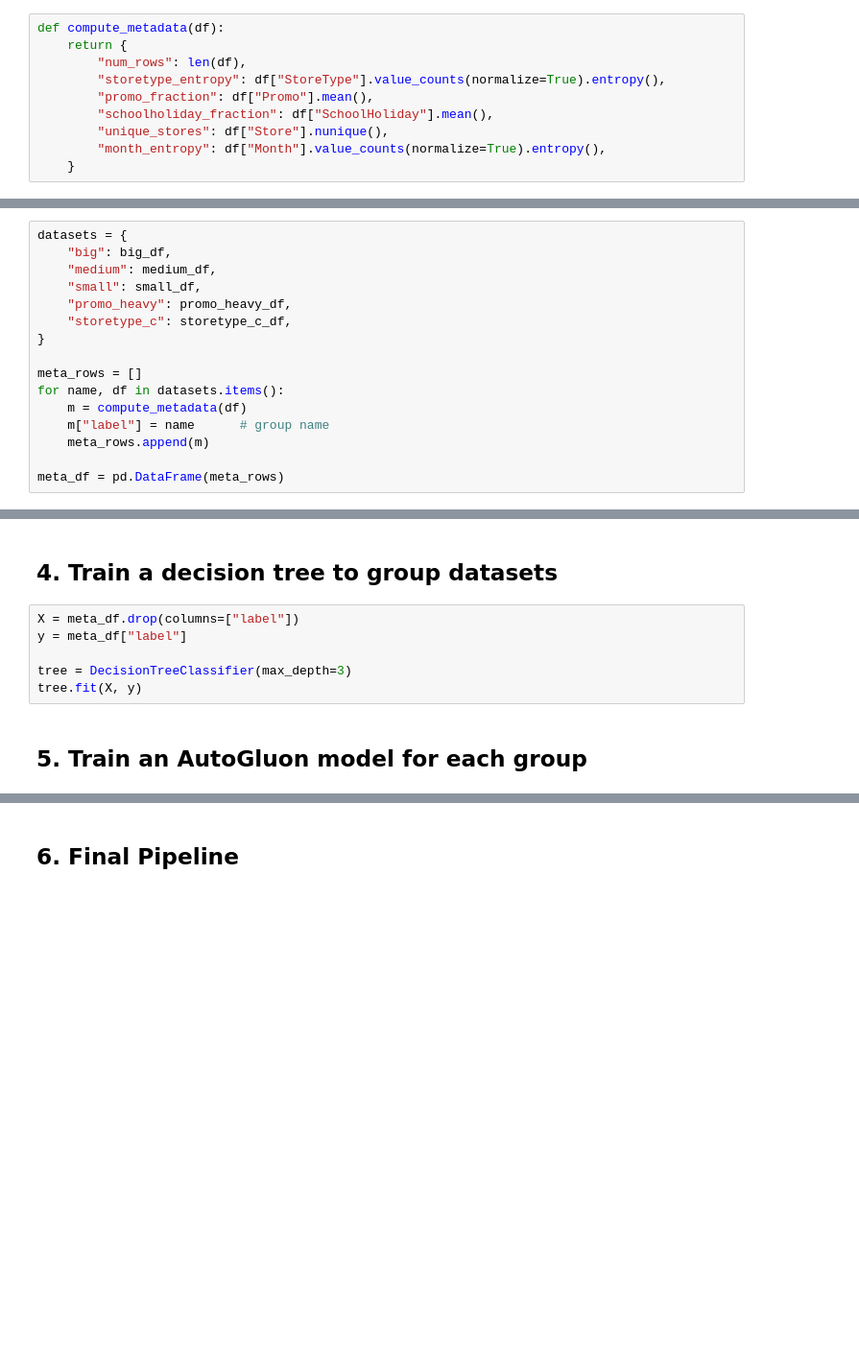
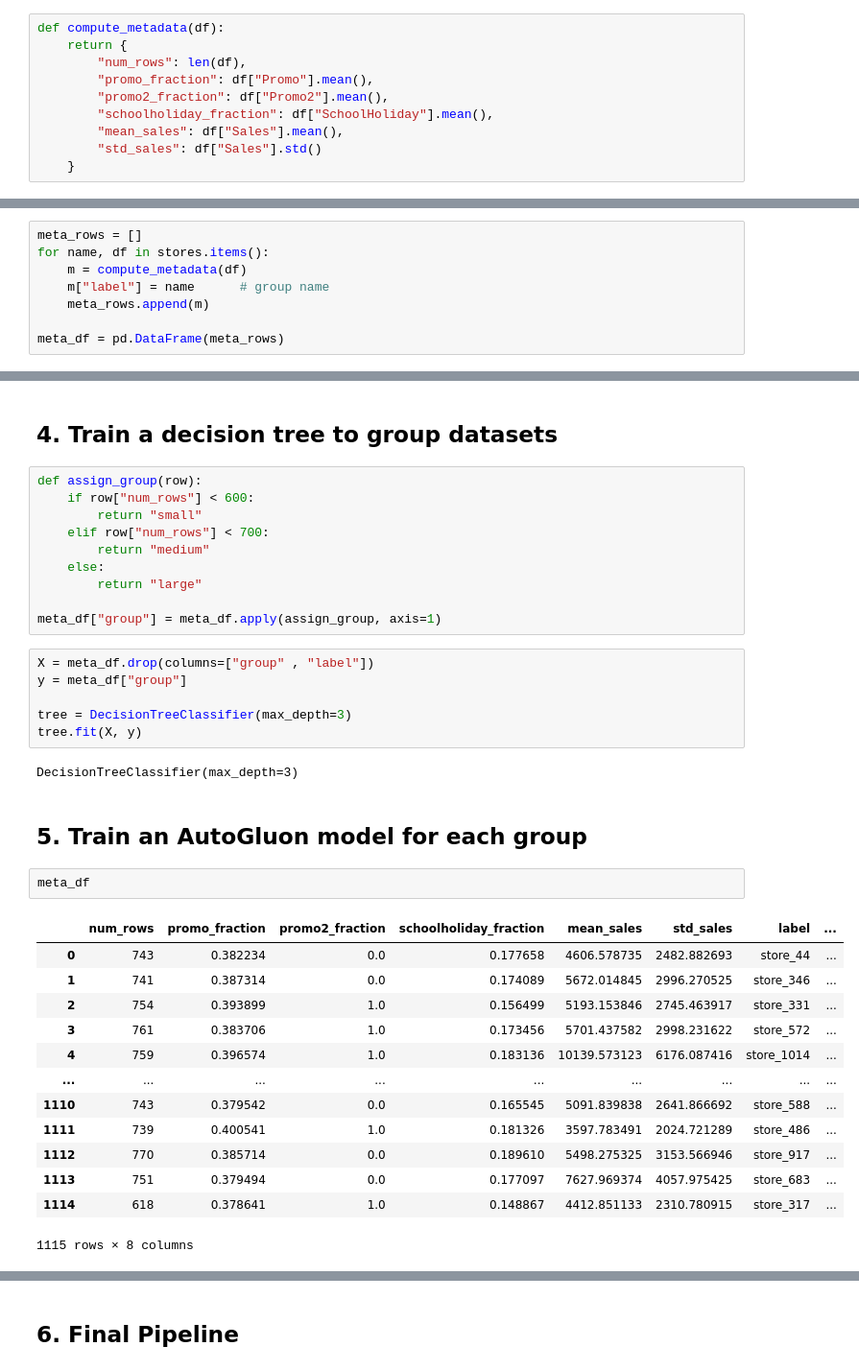
Before and after one commit to SepidehGhorbanian/Research_Project, a Jupyter notebook: main.ipynb, the cells around one changed output, grey strips where cells are left out. Shown at 96% size. Drawn from its saved outputs; the diff is of its cells as text; blank space fills up the shorter version.

```diff
--- a/main.ipynb
+++ b/main.ipynb
@@ -12,25 +29,17 @@ from sklearn.tree import DecisionTreeClassifier
 def compute_metadata(df):
     return {
         "num_rows": len(df),
-        "storetype_entropy": df["StoreType"].value_counts(normalize=True).entropy(),
         "promo_fraction": df["Promo"].mean(),
+        "promo2_fraction": df["Promo2"].mean(),
         "schoolholiday_fraction": df["SchoolHoliday"].mean(),
-        "unique_stores": df["Store"].nunique(),
-        "month_entropy": df["Month"].value_counts(normalize=True).entropy(),
+        "mean_sales": df["Sales"].mean(),
+        "std_sales": df["Sales"].std()
     }
 # %% [markdown]
 ## 3. Build a dataset of datasets
 # %%
-datasets = {
-    "big": big_df,
-    "medium": medium_df,
-    "small": small_df,
-    "promo_heavy": promo_heavy_df,
-    "storetype_c": storetype_c_df,
-}
-
 meta_rows = []
-for name, df in datasets.items():
+for name, df in stores.items():
     m = compute_metadata(df)
     m["label"] = name      # group name
     meta_rows.append(m)
@@ -39,13 +60,41 @@ meta_df = pd.DataFrame(meta_rows)
 # %% [markdown]
 ## 4. Train a decision tree to group datasets
+# %%
+def assign_group(row):
+    if row["num_rows"] < 600:
+        return "small"
+    elif row["num_rows"] < 700:
+        return "medium"
+    else:
+        return "large"
+
+meta_df["group"] = meta_df.apply(assign_group, axis=1)
 # %%
-X = meta_df.drop(columns=["label"])
-y = meta_df["label"]
+X = meta_df.drop(columns=["group" , "label"])
+y = meta_df["group"]
 
 tree = DecisionTreeClassifier(max_depth=3)
 tree.fit(X, y)
+# %% [output]
+DecisionTreeClassifier(max_depth=3)
 # %% [markdown]
 ## 5. Train an AutoGluon model for each group
+# %%
+meta_df
+# %% [output]
+|  | num_rows | promo_fraction | promo2_fraction | schoolholiday_fraction | mean_sales | std_sales | label | ... |
+| 0 | 743 | 0.382234 | 0.0 | 0.177658 | 4606.578735 | 2482.882693 | store_44 | ... |
+| 1 | 741 | 0.387314 | 0.0 | 0.174089 | 5672.014845 | 2996.270525 | store_346 | ... |
+| 2 | 754 | 0.393899 | 1.0 | 0.156499 | 5193.153846 | 2745.463917 | store_331 | ... |
+| 3 | 761 | 0.383706 | 1.0 | 0.173456 | 5701.437582 | 2998.231622 | store_572 | ... |
+| 4 | 759 | 0.396574 | 1.0 | 0.183136 | 10139.573123 | 6176.087416 | store_1014 | ... |
+| ... | ... | ... | ... | ... | ... | ... | ... | ... |
+| 1110 | 743 | 0.379542 | 0.0 | 0.165545 | 5091.839838 | 2641.866692 | store_588 | ... |
+| 1111 | 739 | 0.400541 | 1.0 | 0.181326 | 3597.783491 | 2024.721289 | store_486 | ... |
+| 1112 | 770 | 0.385714 | 0.0 | 0.189610 | 5498.275325 | 3153.566946 | store_917 | ... |
+| 1113 | 751 | 0.379494 | 0.0 | 0.177097 | 7627.969374 | 4057.975425 | store_683 | ... |
+| 1114 | 618 | 0.378641 | 1.0 | 0.148867 | 4412.851133 | 2310.780915 | store_317 | ... |
+1115 rows × 8 columns
 # %%
 group_models = {}
 
```
Also changed, not shown: parts of 12 cells of this notebook.
